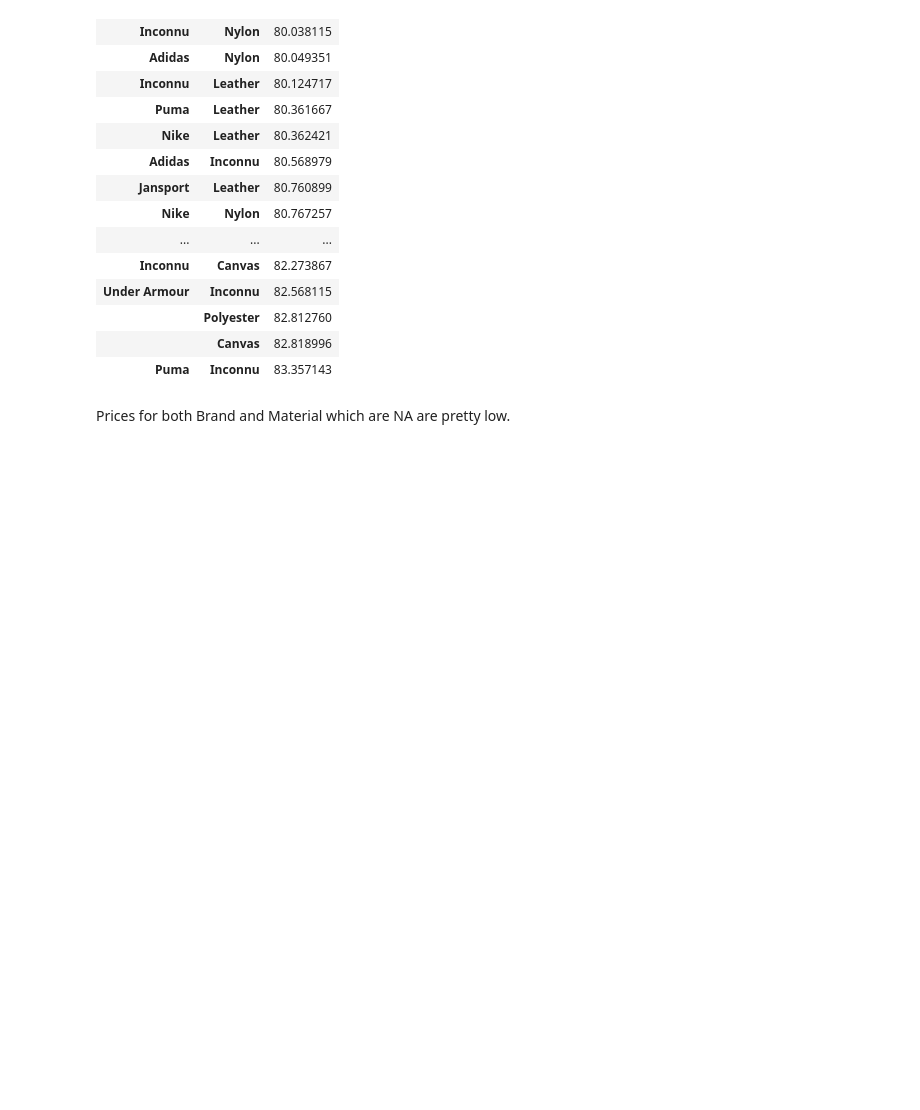
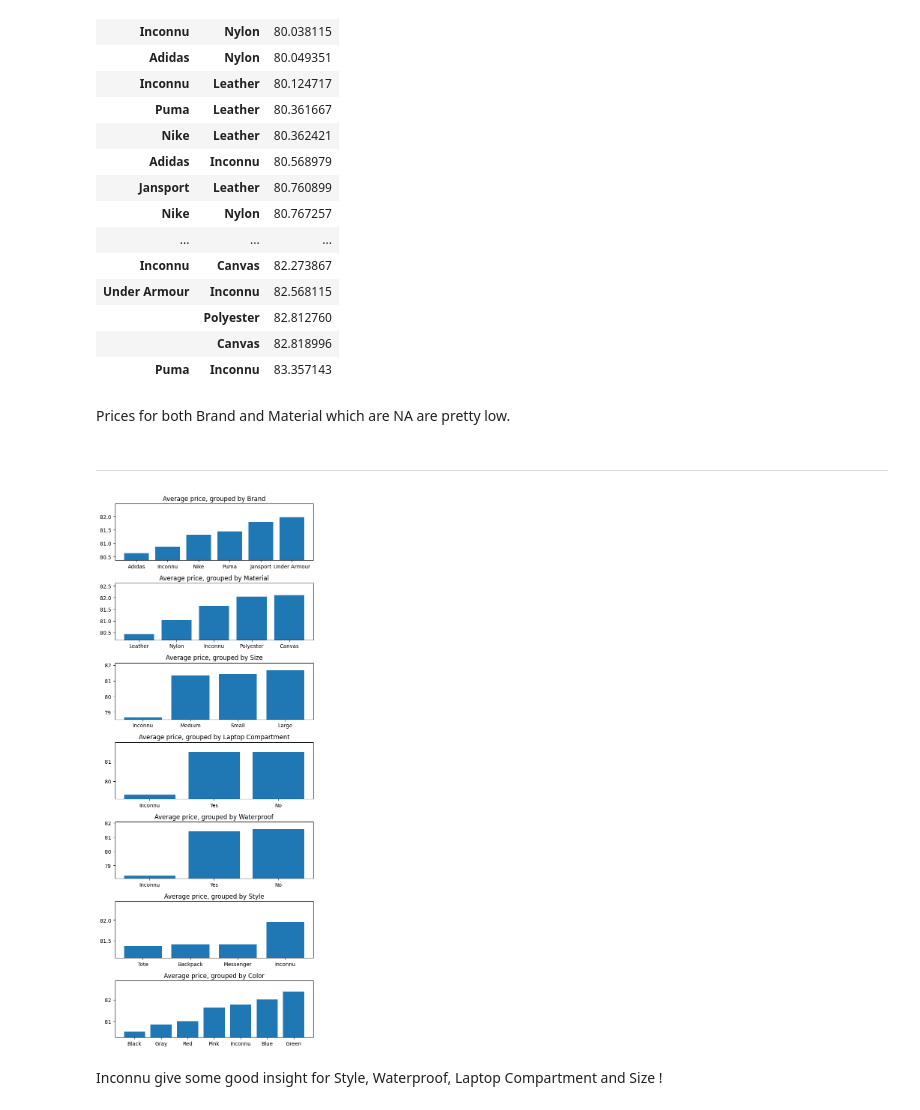
Before and after one commit to bparent11/kaggle-S5E2, a Jupyter notebook: work.ipynb, the cells around one changed output. Cells and saved outputs as stored; diff of their text form; code cells hidden in the pictures; blank space fills up the shorter version.

Commit message:
Inconnu give some good insight for Style, Waterproof, Laptop Compartment and Size !

```diff
--- a/work.ipynb
+++ b/work.ipynb
@@ -114,3 +114,26 @@ gb
 | Puma | Inconnu | 83.357143 |
 # %% [markdown]
 Prices for both Brand and Material which are NA are pretty low.
+# %% [markdown]
+---
+# %%
+fig, ax = plt.subplots(len(train.select_dtypes(include='object').columns), 1, figsize=(6,15))
+ax = ax.flatten()
+count=0
+
+for col in train.select_dtypes(include='object').columns:
+    gb = train.groupby(col)['Price'].mean().to_frame().sort_values(by='Price')
+
+    low, high = gb['Price'].quantile([0.02, 1])  # Garde les valeurs entre le 5e et 95e percentile
+    ax[count].set_ylim(low - 0.3, high + 0.5)
+
+    ax[count].set_title(f'Average price, grouped by {col}')
+    ax[count].bar(x=gb.index, height=gb['Price'])
+
+    count += 1
+
+plt.tight_layout()
+# %% [output]
+[figure, added]
+# %% [markdown]
+Inconnu give some good insight for Style, Waterproof, Laptop Compartment and Size !
```
